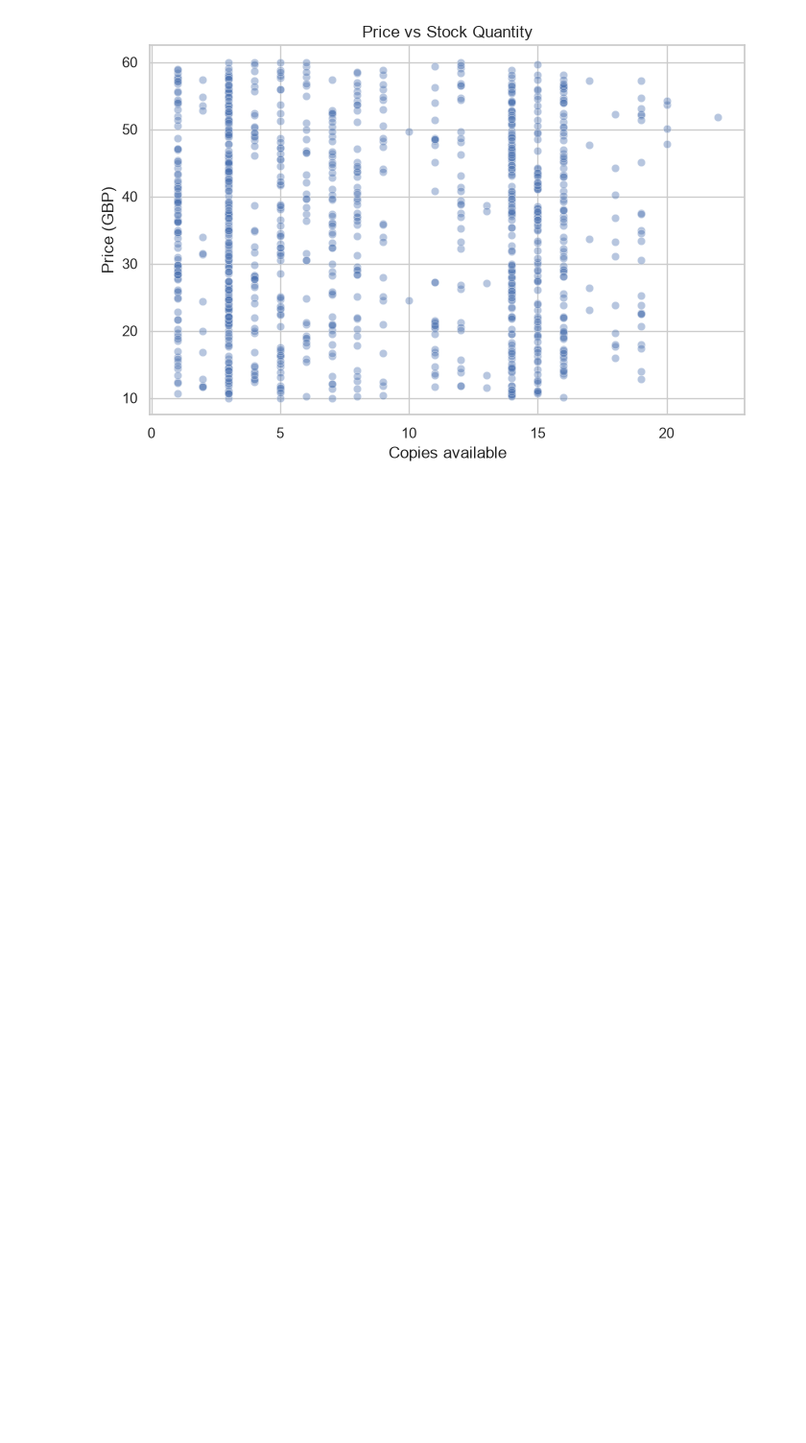
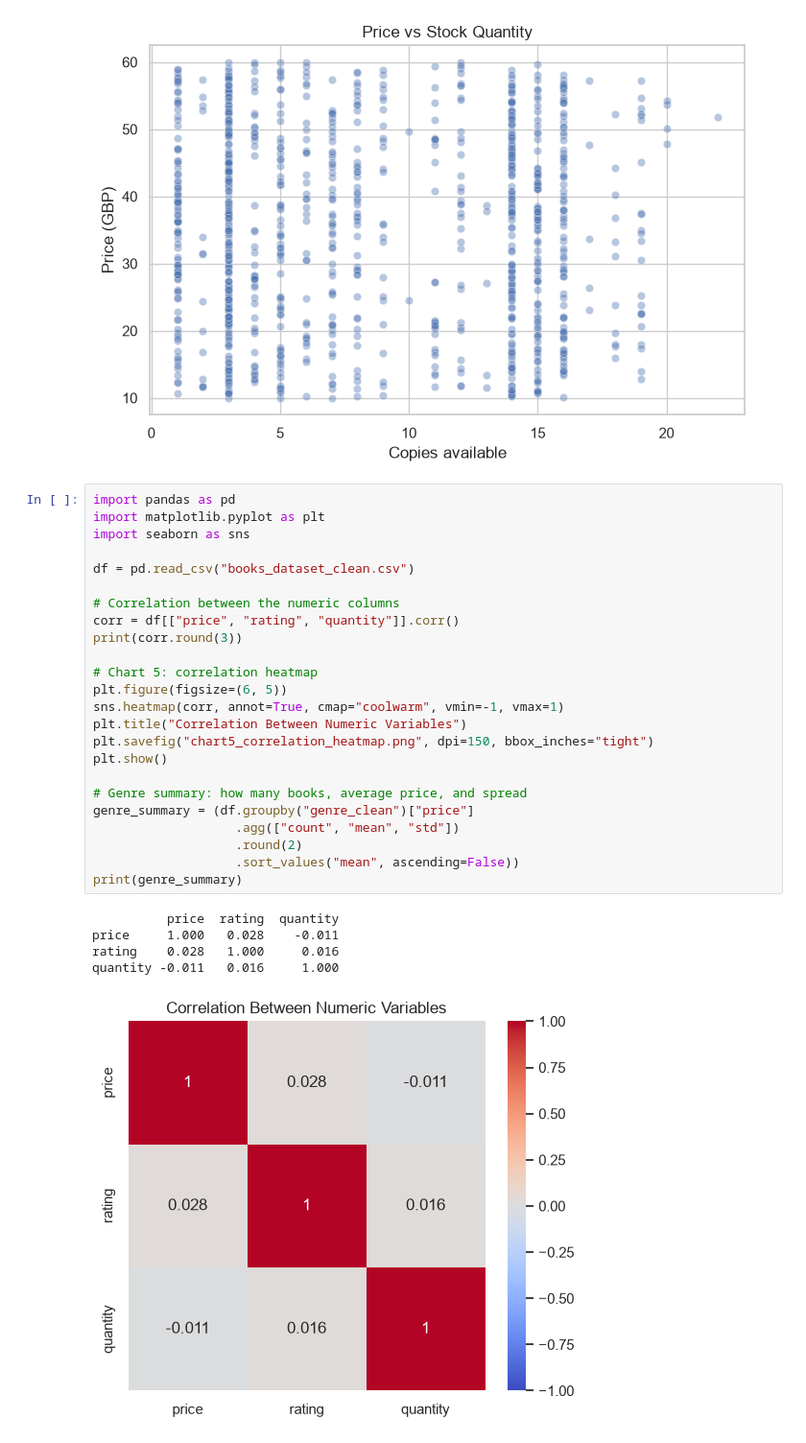
Before and after one commit to JustCodin7/Data-Science-Book-Analysis-Project, a Jupyter notebook: book_analysis.ipynb, the cells around one changed output. Shown at 96% size. Cells and saved outputs as stored; diff of their text form; blank space fills up the shorter version.

```diff
--- a/book_analysis.ipynb
+++ b/book_analysis.ipynb
@@ -445,3 +445,33 @@ plt.show()
 # %% [output]
 [figure]
 [figure]
+# %%
+import pandas as pd
+import matplotlib.pyplot as plt
+import seaborn as sns
+
+df = pd.read_csv("books_dataset_clean.csv")
+
+# Correlation between the numeric columns
+corr = df[["price", "rating", "quantity"]].corr()
+print(corr.round(3))
+
+# Chart 5: correlation heatmap
+plt.figure(figsize=(6, 5))
+sns.heatmap(corr, annot=True, cmap="coolwarm", vmin=-1, vmax=1)
+plt.title("Correlation Between Numeric Variables")
+plt.savefig("chart5_correlation_heatmap.png", dpi=150, bbox_inches="tight")
+plt.show()
+
+# Genre summary: how many books, average price, and spread
+genre_summary = (df.groupby("genre_clean")["price"]
+                   .agg(["count", "mean", "std"])
+                   .round(2)
+                   .sort_values("mean", ascending=False))
+print(genre_summary)
+# %% [output]
+          price  rating  quantity
+price     1.000   0.028    -0.011
+rating    0.028   1.000     0.016
+quantity -0.011   0.016     1.000
+[figure, added]
```
Also changed, not shown: parts of 5 cells of this notebook.
